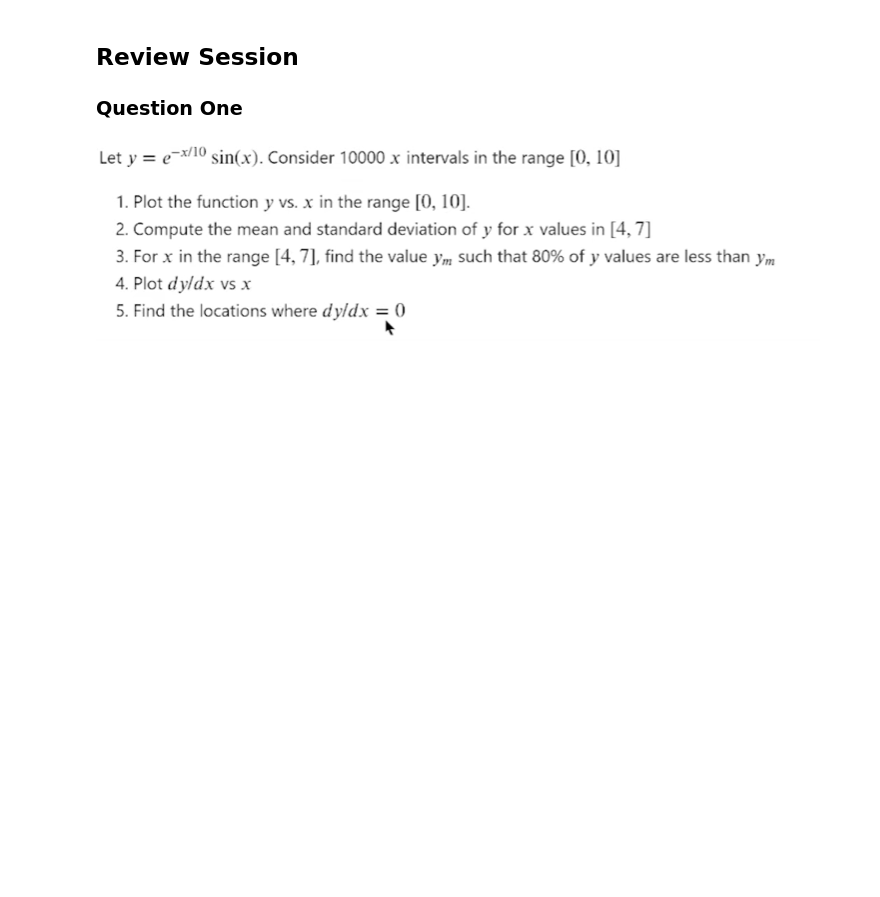
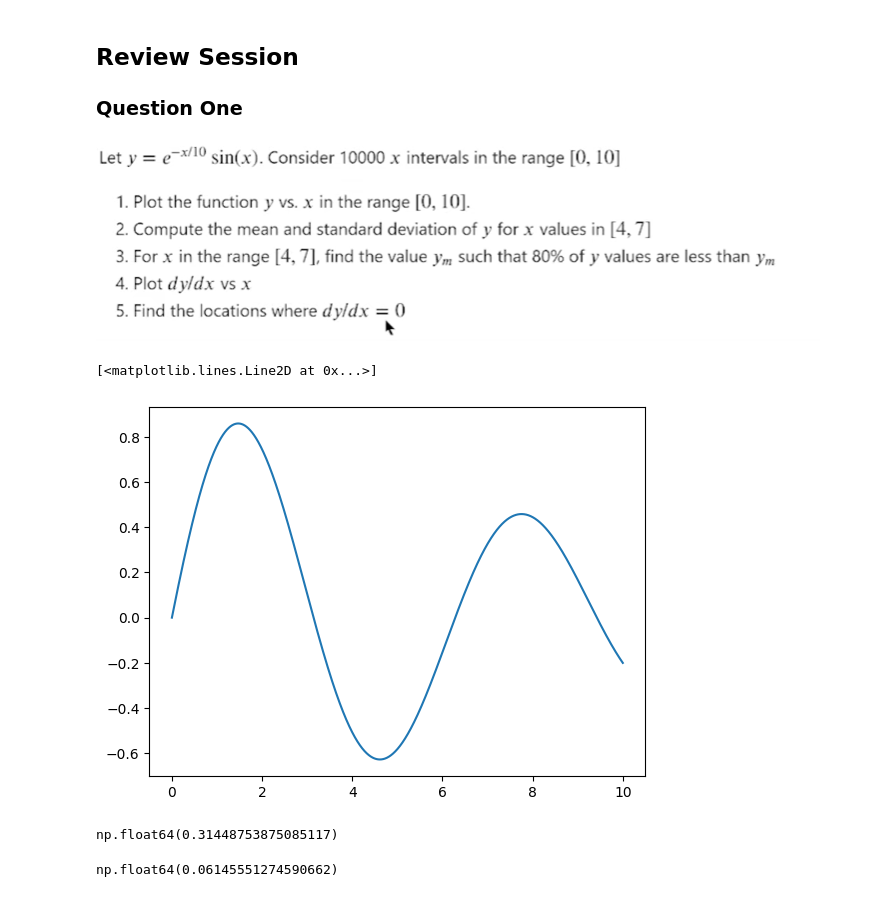
Before and after one commit to K-Atina/Numpy-Self-study-, a Jupyter notebook: numpy.ipynb, the cells around one changed output. Cells and saved outputs as stored; diff of their text form; code cells hidden in the pictures; blank space fills up the shorter version.

```diff
--- a/numpy.ipynb
+++ b/numpy.ipynb
@@ -174,3 +174,24 @@ plt.plot(x,y_integral)
 ## Review Session
 ### Question One
 ![image.png](embedded-picture-1)
+# %%
+def f(x):
+  return np.exp(-x/10) * np.sin(x)
+
+x= np.linspace(0,10,10001)
+y= f(x)
+
+plt.plot(x,y)
+# %% [output]
+[<matplotlib.lines.Line2D at 0x...>]
+[figure, added]
+# %%
+#2
+np.mean(y[(x>=4)*(x<=7)])
+np.std(y[(x>=4)*(x<=7)])
+# %% [output]
+np.float64(0.31448753875085117)
+# %%
+np.percentile(y[(x>=4)*(x<=7)],80)
+# %% [output]
+np.float64(0.06145551274590662)
```
Also changed, not shown: parts of 5 cells of this notebook.
